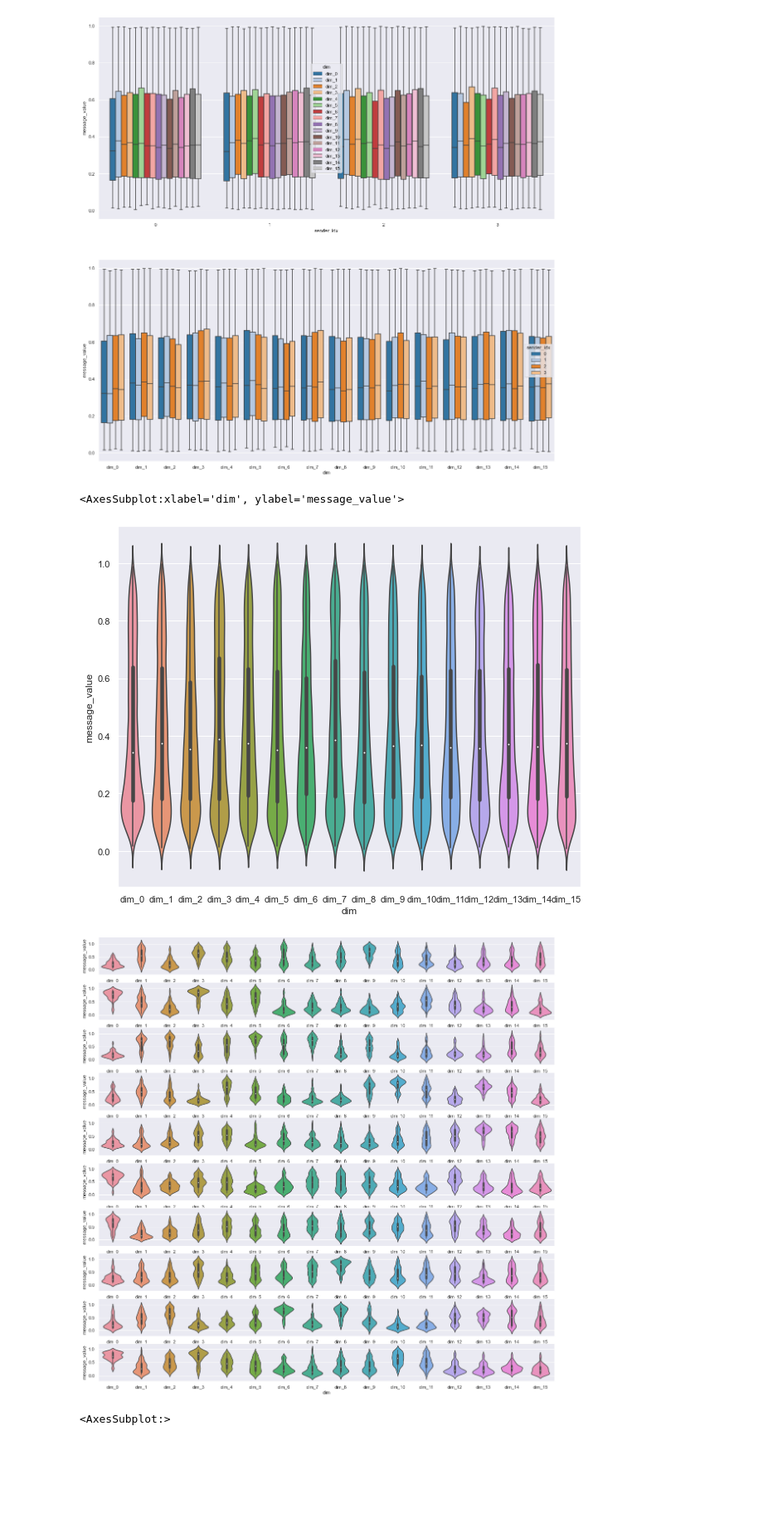
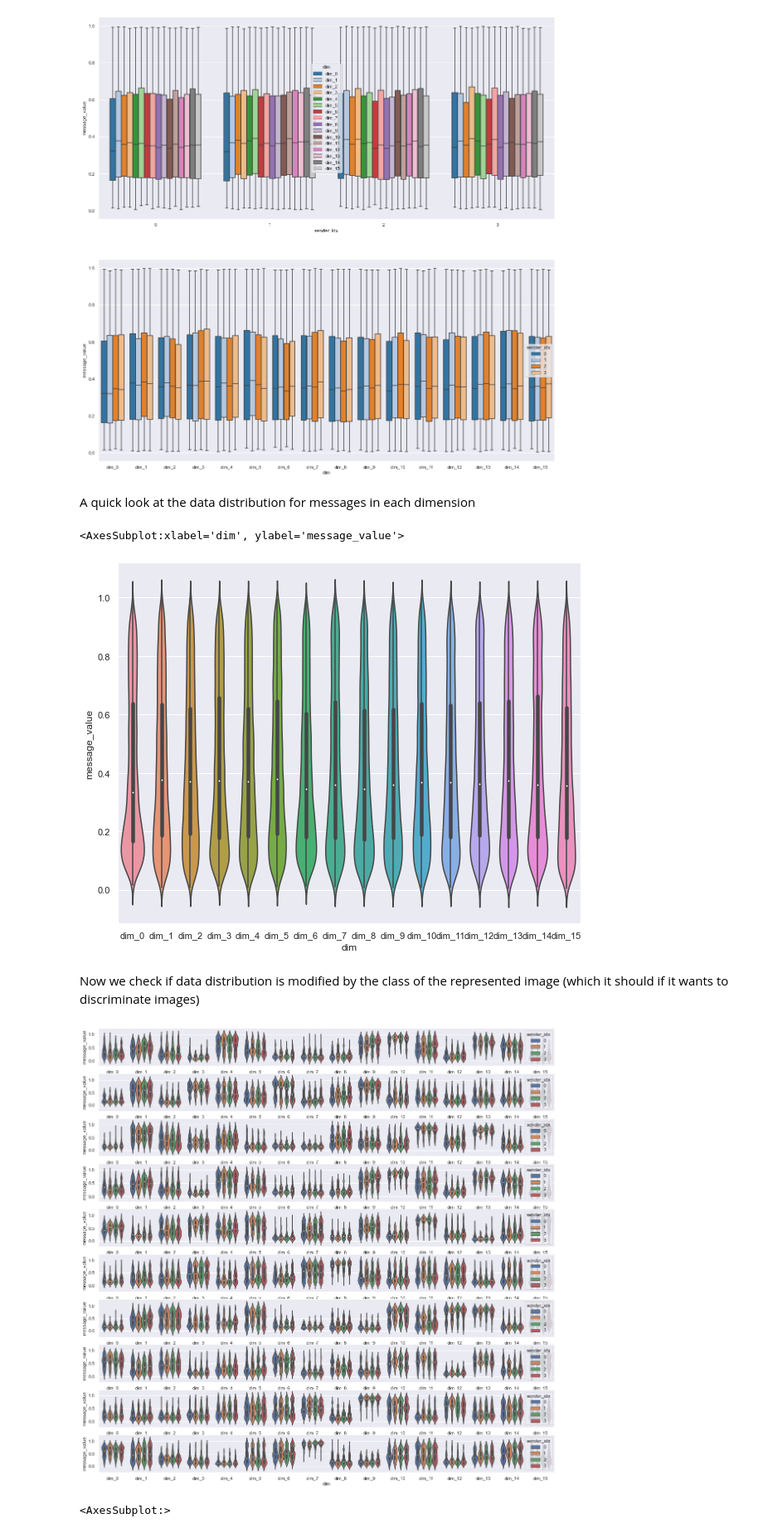
Before and after one commit to facebookresearch/EGG, a Jupyter notebook: egg/zoo/pop/scripts/continuous_interaction_analysis.ipynb, the cells around one changed output. Shown at 83% size. Drawn from its saved outputs; the diff is of its cells as text; code cells hidden in the pictures; blank space fills up the shorter version.

Commit message:
some continuous analysis clean up and preparing data_augmentation experiment

```diff
--- a/egg/zoo/pop/scripts/continuous_interaction_analysis.ipynb
+++ b/egg/zoo/pop/scripts/continuous_interaction_analysis.ipynb
@@ -27,21 +22,2 @@ standard deviation =  0.2668488621711731
-# %%
-def interaction_to_dataframe(interaction):
-    """
-    Function to turn the Interaction file into a pandas DataFrame which is covered with syntaxic sugar so easy to use
-    """
-    df = pd.DataFrame()
-    # skipped as is empty in the emecom_pop case
-    # df["sender_input"] = interaction.sender_input
-    # df["receiver_input"] = interaction.receiver_input
-    df["labels"] = interaction.labels
-    for key in interaction.aux_input:
-        if key == "receiver_message_embedding": # in continuous format message and receiver embedding are the same
-            for dim, value in enumerate(interaction.message.T):
-                df[f"dim_{dim}"] = value
-        else:
-            df[key] = interaction.aux_input[key]
-    df["receiver_output"] = [i.argmax().item() for i in interaction.receiver_output]
-
-    return df
 # %%
 df_inter = interaction_to_dataframe(inter)
@@ -166,20 +116,28 @@ sender_idx = 3
+# %%
+# Now we will focus on a single sender. Change the index here to redo the same analysis on a different sender
+sender_idxs = [0,1,2,3]
+# %% [markdown]
+A quick look at the data distribution for messages in each dimension
 # %%
 sns.set(rc={'figure.figsize':(10,8)})
-sns.violinplot(x=melted_df[melted_df.sender_idx == sender_idx].dim, y=melted_df[melted_df.sender_idx == sender_idx].message_value)
+sns.violinplot(x=melted_df[melted_df.sender_idx.isin(sender_idxs)].dim, y=melted_df[melted_df.sender_idx.isin(sender_idxs)].message_value)
 # This tends to give an idea of what the saturation point is for the sigmoid... I'd set it around 0.35
 # %% [output]
 <AxesSubplot:xlabel='dim', ylabel='message_value'>
-[figure, old version]
+[figure, new version]
+# %% [markdown]
+Now we check if data distribution is modified by the class of the represented image (which it should if it wants to discriminate images)
 # %%
 sns.set(rc={'figure.figsize':(20,20)})
 fig, axes = plt.subplots(10,1)
 for i, label in enumerate(melted_df.labels.sample(10)):
-    _df = melted_df[melted_df.sender_idx == sender_idx][melted_df.labels==label]
+    _df = melted_df[melted_df.labels==label][melted_df.sender_idx.isin(sender_idxs)]
     if len(_df) != 0:
-        sns.violinplot(x=_df.dim, y=_df.message_value, ax=axes[i])
+        sns.violinplot(x=_df.dim, y=_df.message_value, hue=_df.sender_idx, ax=axes[i])
 
-# We can see variations in dimensional distribution depending on the pre-training classes
+# We can see variations in dimensional distribution depending on the pre-training classes. Each sender seems to encode it in a similar manner !
 # (which can be understood as either an approximation of the actual clustering, or perhaps the beginning of an analysis of model capacities in out-of-scope contexts)
+# vit, the agent with the most different representation, is in orange (sender_idx = 1). We can see it is always using slightly different communication distributions
 # %% [output]
-[figure, old version]
+[figure, new version]
 # %%
```
Also changed, not shown: parts of 14 cells of this notebook, 3 other files.
